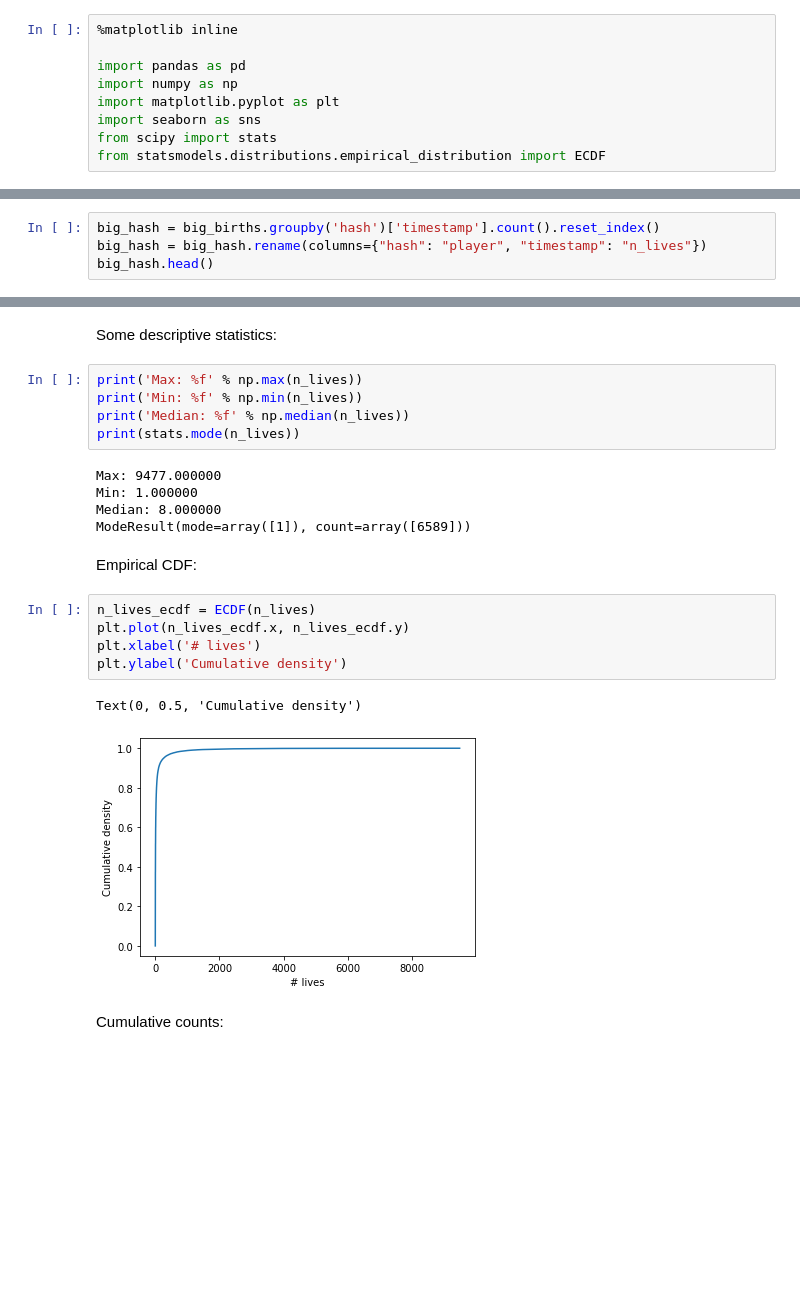
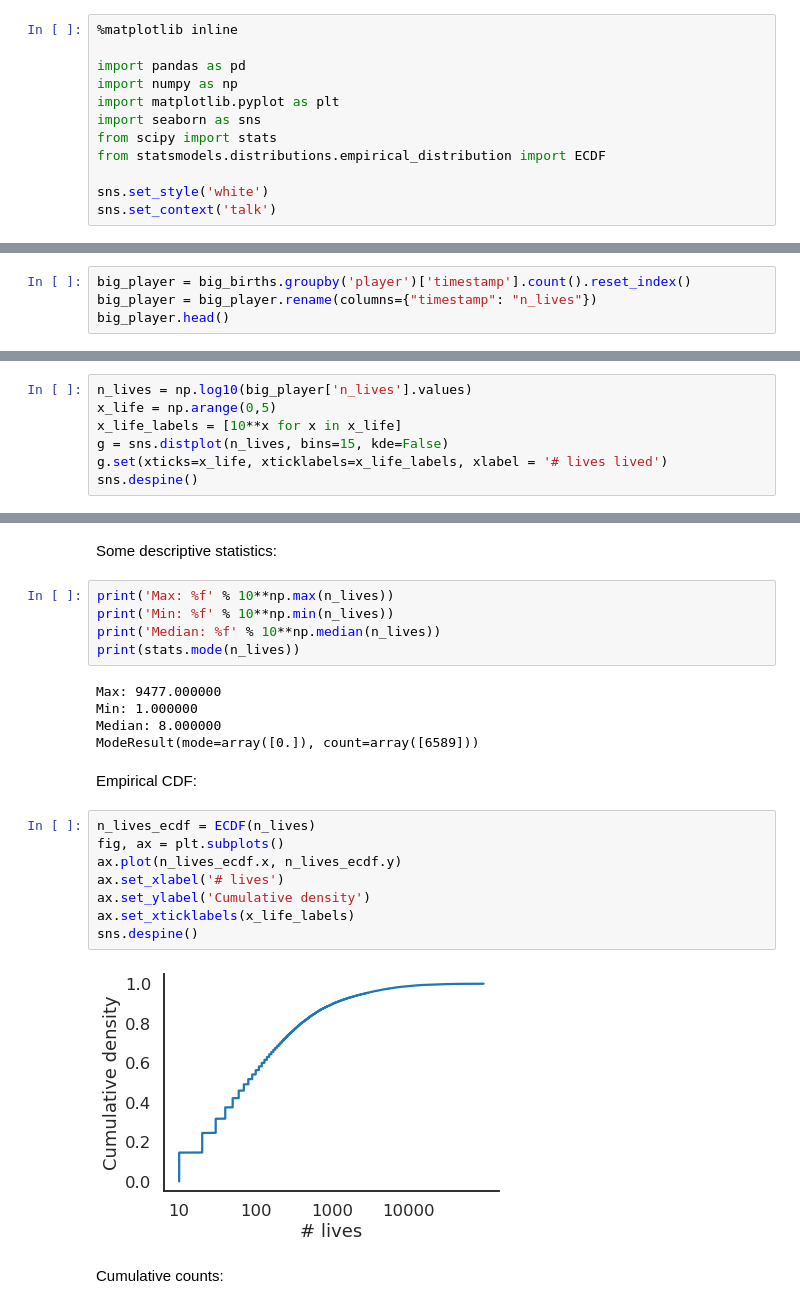
Before and after one commit to nataliavelez/OneHourOneLife, a Jupyter notebook: 2_demographics/2_3_census.ipynb, the cells around one changed output, grey strips where cells are left out. Cells and saved outputs as stored; diff of their text form; blank space fills up the shorter version.

```diff
--- a/2_demographics/2_3_census.ipynb
+++ b/2_demographics/2_3_census.ipynb
@@ -15,6 +15,9 @@ import matplotlib.pyplot as plt
 import seaborn as sns
 from scipy import stats
 from statsmodels.distributions.empirical_distribution import ECDF
+
+sns.set_style('white')
+sns.set_context('talk')
 # %% [markdown]
 ## Prepare data for analysis
 # %% [markdown]
@@ -104,7 +107,7 @@ Count occurrences of each hash:
 # %%
-big_hash = big_births.groupby('hash')['timestamp'].count().reset_index()
-big_hash = big_hash.rename(columns={"hash": "player", "timestamp": "n_lives"})
-big_hash.head()
+big_player = big_births.groupby('player')['timestamp'].count().reset_index()
+big_player = big_player.rename(columns={"timestamp": "n_lives"})
+big_player.head()
 # %% [output]
 |  | player | n_lives |
 | 0 | 00006debdd4d630a4a5aa395135a70a69... | 3 |
@@ -128,0 +126,7 @@ g.set_xscale('log')
+# %%
+n_lives = np.log10(big_player['n_lives'].values)
+x_life = np.arange(0,5)
+x_life_labels = [10**x for x in x_life]
+g = sns.distplot(n_lives, bins=15, kde=False)
+g.set(xticks=x_life, xticklabels=x_life_labels, xlabel = '# lives lived')
+sns.despine()
@@ -129,25 +135,27 @@ g.set_xscale('log')
 # %% [markdown]
 Some descriptive statistics:
 # %%
-print('Max: %f' % np.max(n_lives))
-print('Min: %f' % np.min(n_lives))
-print('Median: %f' % np.median(n_lives))
+print('Max: %f' % 10**np.max(n_lives))
+print('Min: %f' % 10**np.min(n_lives))
+print('Median: %f' % 10**np.median(n_lives))
 print(stats.mode(n_lives))
 # %% [output]
 Max: 9477.000000
 Min: 1.000000
 Median: 8.000000
-ModeResult(mode=array([1]), count=array([6589]))
+ModeResult(mode=array([0.]), count=array([6589]))
 # %% [markdown]
 Empirical CDF:
 # %%
 n_lives_ecdf = ECDF(n_lives)
-plt.plot(n_lives_ecdf.x, n_lives_ecdf.y)
-plt.xlabel('# lives')
-plt.ylabel('Cumulative density')
+fig, ax = plt.subplots()
+ax.plot(n_lives_ecdf.x, n_lives_ecdf.y)
+ax.set_xlabel('# lives')
+ax.set_ylabel('Cumulative density')
+ax.set_xticklabels(x_life_labels)
+sns.despine()
 # %% [output]
-Text(0, 0.5, 'Cumulative density')
-[figure, old version]
+[figure, new version]
 # %% [markdown]
 Cumulative counts:
 # %%
```
Also changed, not shown: parts of 19 cells of this notebook, 6 other files.
